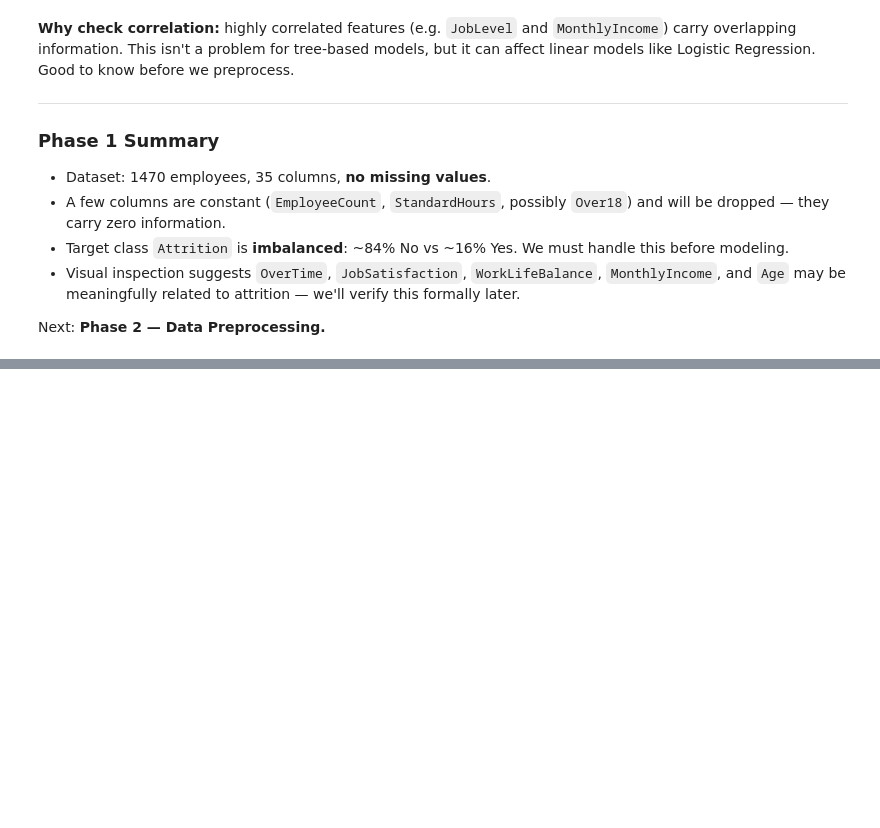
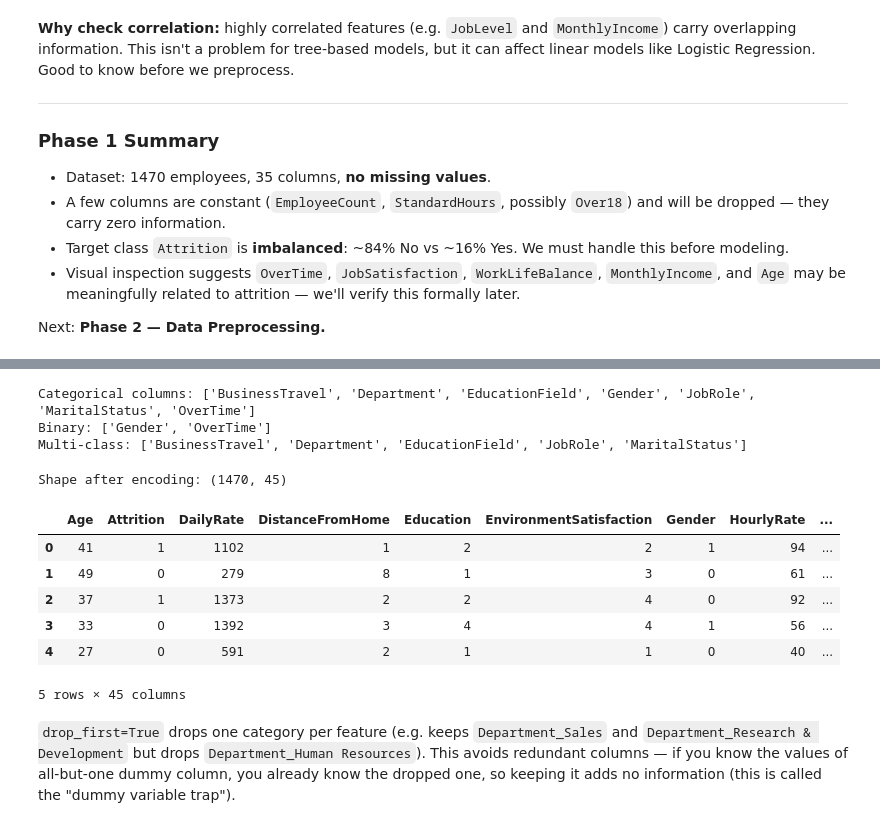
Before and after one commit to connectsamsonelias-ctrl/demo, a Jupyter notebook: week7_project/notebook.ipynb, the cells around one changed output, grey strips where cells are left out. Saved outputs shown, nothing was run; the diff lists cells and outputs as text; code cells hidden in the pictures; blank space fills up the shorter version.

```diff
--- a/week7_project/notebook.ipynb
+++ b/week7_project/notebook.ipynb
@@ -246,0 +270,3 @@ Next: **Phase 2 — Data Preprocessing.**
+# %%
+df_clean["Attrition"] = df_clean["Attrition"].map({"Yes": 1, "No": 0})
+df_clean["Attrition"].value_counts()
@@ -246,0 +287,17 @@ Next: **Phase 2 — Data Preprocessing.**
+# %%
+numeric_cols = df_clean.select_dtypes(include=[np.number]).columns.drop("Attrition")
+
+outlier_summary = {}
+for col in numeric_cols:
+    Q1 = df_clean[col].quantile(0.25)
+    Q3 = df_clean[col].quantile(0.75)
+    IQR = Q3 - Q1
+    lower = Q1 - 1.5 * IQR
+    upper = Q3 + 1.5 * IQR
+    n_outliers = ((df_clean[col] < lower) | (df_clean[col] > upper)).sum()
+    if n_outliers > 0:
+        outlier_summary[col] = n_outliers
+
+outlier_series = pd.Series(outlier_summary).sort_values(ascending=False)
+print("Columns with outliers (count of flagged rows):")
+print(outlier_series)
@@ -246,0 +331,38 @@ Next: **Phase 2 — Data Preprocessing.**
+# %%
+categorical_cols = df_clean.select_dtypes(include=["object", "string"]).columns.tolist()
+print("Categorical columns:", categorical_cols)
+
+binary_cols = [c for c in categorical_cols if df_clean[c].nunique() == 2]
+multi_cols = [c for c in categorical_cols if df_clean[c].nunique() > 2]
+print("Binary:", binary_cols)
+print("Multi-class:", multi_cols)
+# %% [output]
+Categorical columns: ['BusinessTravel', 'Department', 'EducationField', 'Gender', 'JobRole', 'MaritalStatus', 'OverTime']
+Binary: ['Gender', 'OverTime']
+Multi-class: ['BusinessTravel', 'Department', 'EducationField', 'JobRole', 'MaritalStatus']
+# %%
+# Binary encoding (Yes/No, Male/Female -> 1/0)
+for col in binary_cols:
+    top_value = df_clean[col].value_counts().index[0]
+    df_clean[col] = (df_clean[col] != top_value).astype(int)
+
+# One-hot encoding for multi-class categoricals
+df_encoded = pd.get_dummies(df_clean, columns=multi_cols, drop_first=True)
+
+print("Shape after encoding:", df_encoded.shape)
+df_encoded.head()
+# %% [output]
+Shape after encoding: (1470, 45)
+|  | Age | Attrition | DailyRate | DistanceFromHome | Education | EnvironmentSatisfaction | Gender | HourlyRate | ... |
+| 0 | 41 | 1 | 1102 | 1 | 2 | 2 | 1 | 94 | ... |
+| 1 | 49 | 0 | 279 | 8 | 1 | 3 | 0 | 61 | ... |
+| 2 | 37 | 1 | 1373 | 2 | 2 | 4 | 0 | 92 | ... |
+| 3 | 33 | 0 | 1392 | 3 | 4 | 4 | 1 | 56 | ... |
+| 4 | 27 | 0 | 591 | 2 | 1 | 1 | 0 | 40 | ... |
+5 rows × 45 columns
+# %% [markdown]
+`drop_first=True` drops one category per feature (e.g. keeps `Department_Sales` and
+`Department_Research & Development` but drops `Department_Human Resources`). This avoids
+redundant columns — if you know the values of all-but-one dummy column, you already know
+the dropped one, so keeping it adds no information (this is called the "dummy variable
+trap").
```
Also changed, not shown: parts of 17 cells of this notebook, 2 other files.
